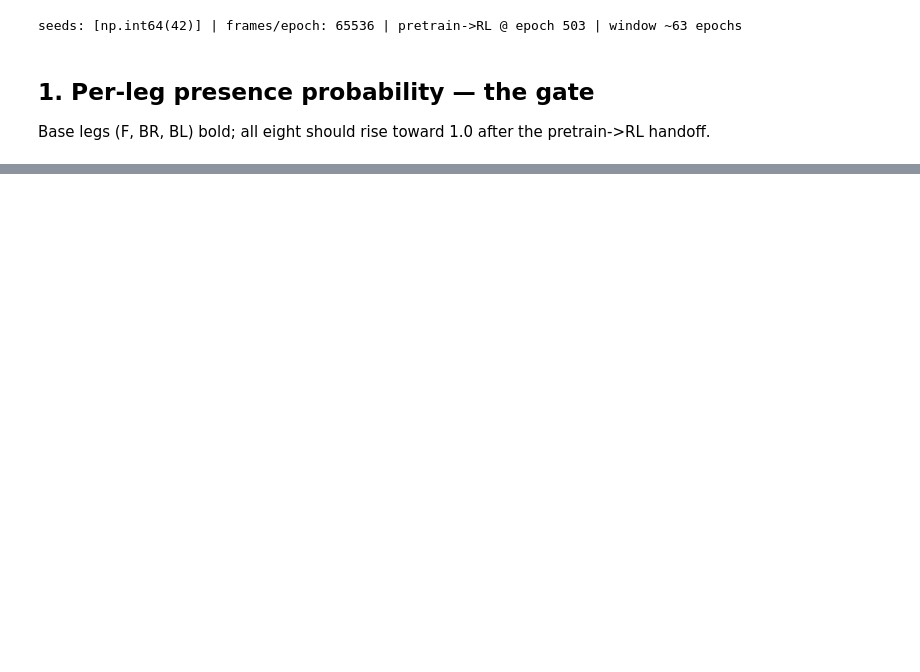
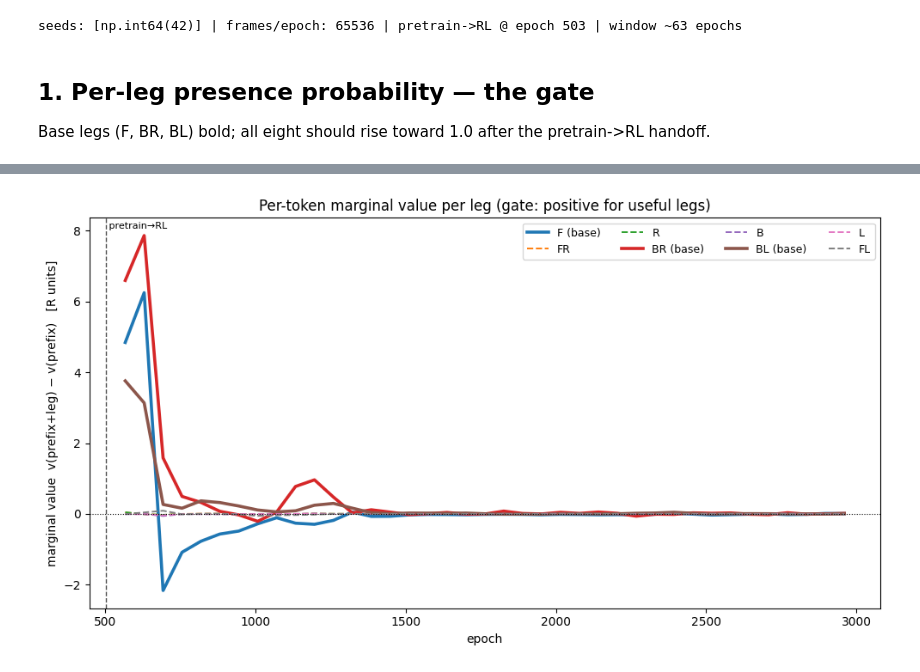
Before and after one commit to WillSumerfield/TransformerRL, a Jupyter notebook: notebooks/ant_codesign.ipynb, the cells around one changed output, grey strips where cells are left out. Drawn from its saved outputs; the diff is of its cells as text; code cells hidden in the pictures; blank space fills up the shorter version.

```diff
--- a/notebooks/ant_codesign.ipynb
+++ b/notebooks/ant_codesign.ipynb
@@ -105,0 +117,14 @@ ax.legend(); fig.tight_layout()
+# %%
+fig, ax = plt.subplots(figsize=(10, 5.5))
+cmap = plt.cm.tab10
+for i, leg in enumerate(legs):
+    base = leg in BASE
+    band(ax, f'gen_marg/{leg}', color=cmap(i), lw=2.6 if base else 1.4,
+         ls='-' if base else '--', label=f"{leg}{' (base)' if base else ''}")
+ax.axhline(0, color='k', lw=0.8, ls=':')
+ax.set(xlabel='epoch', ylabel='marginal value  v(prefix+leg) − v(prefix)   [R units]',
+       title='Per-token marginal value per leg (gate: positive for useful legs)')
+mark_rl(ax)
+ax.legend(ncol=4, fontsize=9); fig.tight_layout()
+# %% [output]
+[figure, added]
```
Also changed, not shown: parts of 17 cells of this notebook, 2 other files.
